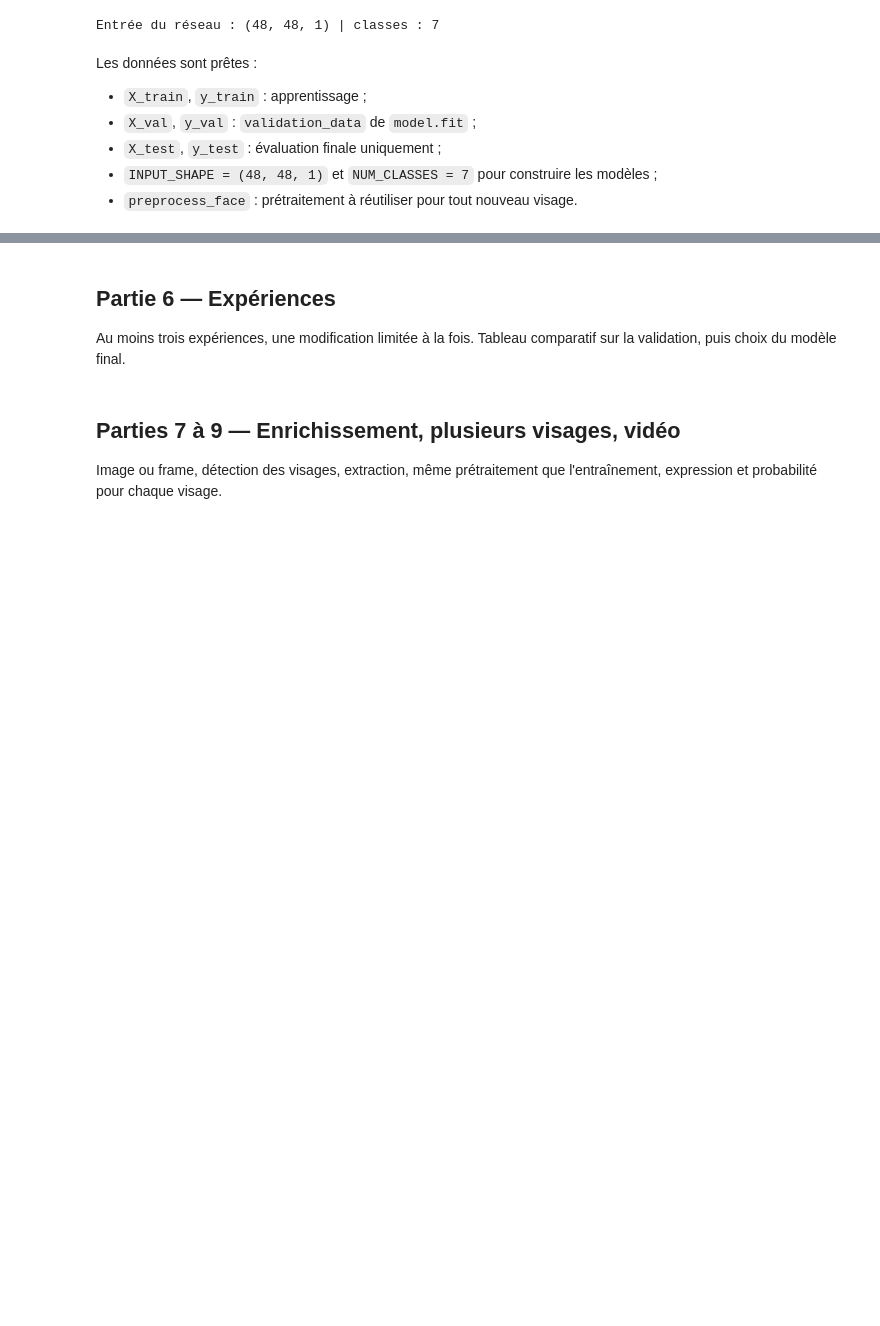
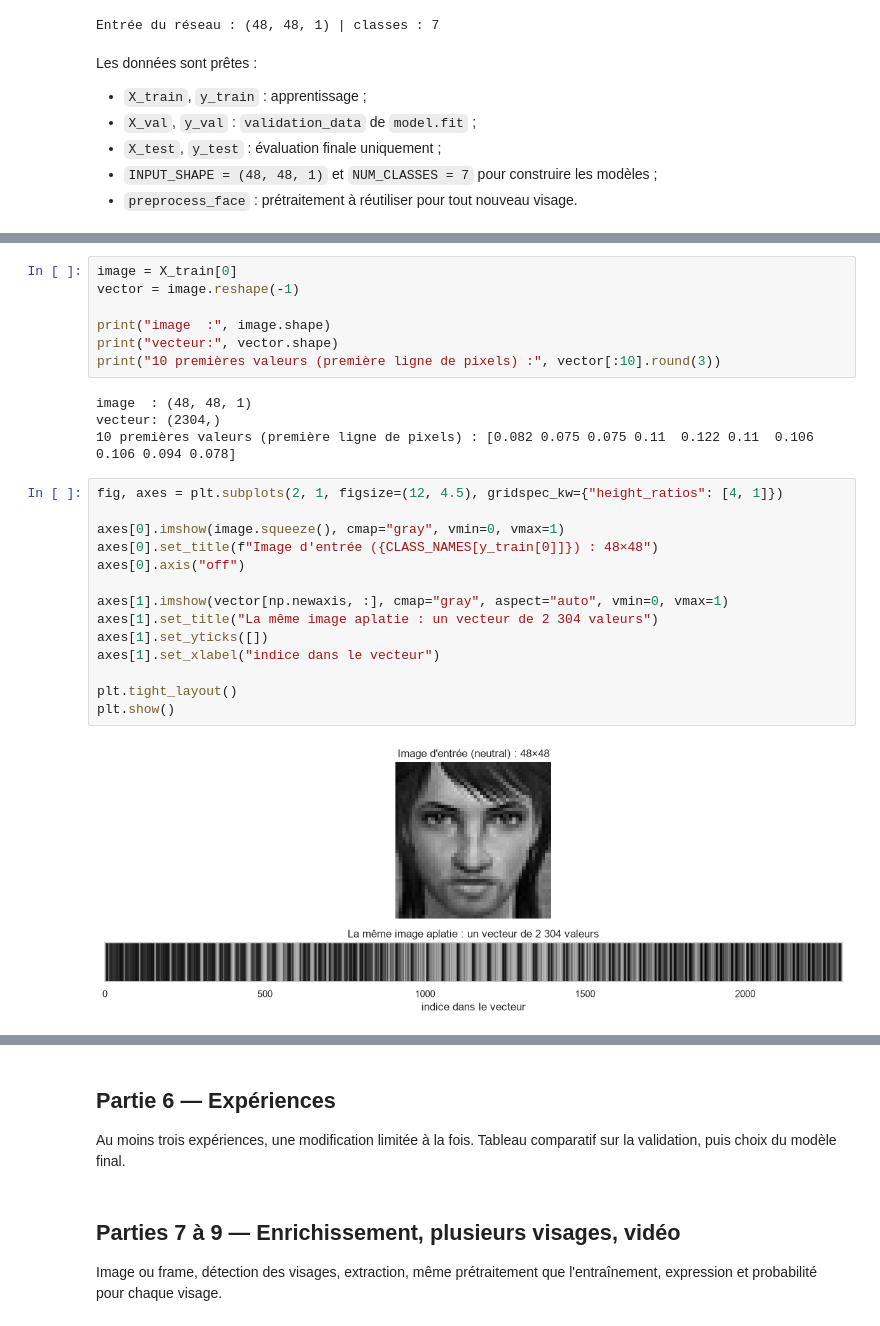
Before and after one commit to Faatima24/projet-dl, a Jupyter notebook: notebooks/expressions_faciales.ipynb, the cells around one changed output, grey strips where cells are left out. Cells and saved outputs as stored; diff of their text form; blank space fills up the shorter version.

Commit message:
MLP+CNN+Training

```diff
--- a/notebooks/expressions_faciales.ipynb
+++ b/notebooks/expressions_faciales.ipynb
@@ -498,0 +517,27 @@ Matrice de confusion, métriques par expression, exemples vraie classe / classe
+# %%
+image = X_train[0]
+vector = image.reshape(-1)
+
+print("image  :", image.shape)
+print("vecteur:", vector.shape)
+print("10 premières valeurs (première ligne de pixels) :", vector[:10].round(3))
+# %% [output]
+image  : (48, 48, 1)
+vecteur: (2304,)
+10 premières valeurs (première ligne de pixels) : [0.082 0.075 0.075 0.11  0.122 0.11  0.106 0.106 0.094 0.078]
+# %%
+fig, axes = plt.subplots(2, 1, figsize=(12, 4.5), gridspec_kw={"height_ratios": [4, 1]})
+
+axes[0].imshow(image.squeeze(), cmap="gray", vmin=0, vmax=1)
+axes[0].set_title(f"Image d'entrée ({CLASS_NAMES[y_train[0]]}) : 48×48")
+axes[0].axis("off")
+
+axes[1].imshow(vector[np.newaxis, :], cmap="gray", aspect="auto", vmin=0, vmax=1)
+axes[1].set_title("La même image aplatie : un vecteur de 2 304 valeurs")
+axes[1].set_yticks([])
+axes[1].set_xlabel("indice dans le vecteur")
+
+plt.tight_layout()
+plt.show()
+# %% [output]
+[figure, added]
```
Also changed, not shown: parts of 74 cells of this notebook, 6 other files.
